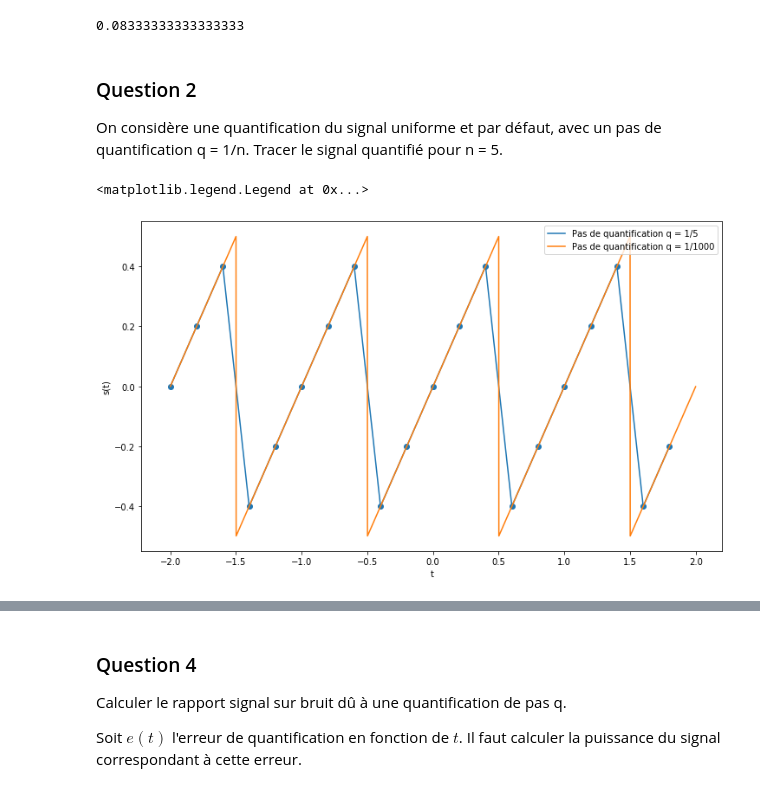
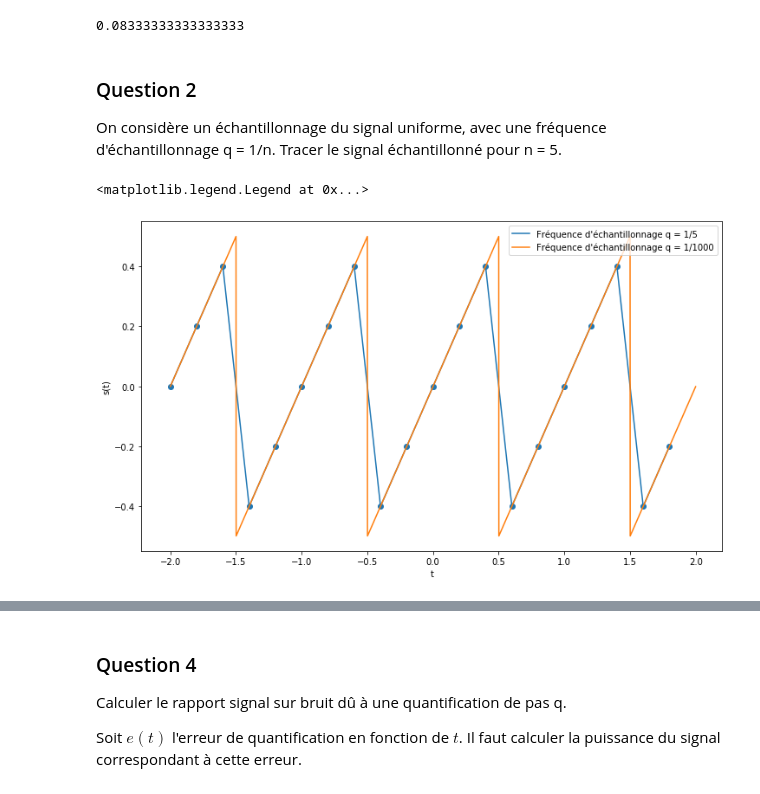
Before and after one commit to hugolmn/p20, a Jupyter notebook: AI06/TD04.ipynb, the cells around one changed output, grey strips where cells are left out. Saved outputs shown, nothing was run; the diff lists cells and outputs as text; code cells hidden in the pictures.

```diff
--- a/AI06/TD04.ipynb
+++ b/AI06/TD04.ipynb
@@ -200,7 +201,7 @@ P1
 0.08333333333333333
 # %% [markdown]
 ### Question 2
-On considère une quantiﬁcation du signal uniforme et par défaut, avec un pas de quantiﬁcation q = 1/n. Tracer le signal quantiﬁé pour n = 5.
+On considère un échantillonnage du signal uniforme, avec une fréquence d'échantillonnage q = 1/n. Tracer le signal échantillonné pour n = 5.
 # %%
 n = 5
 q = 1/n
@@ -213,14 +214,14 @@ t2 = np.arange(-2, 2, q2)
 s_t2 = (t2 + 0.5) % 1 - 0.5
 # %%
 plt.figure(figsize=(12,7))
-plt.plot(t, s_t, label='Pas de quantification q = 1/{}'.format(n))
+plt.plot(t, s_t, label='Fréquence d\'échantillonnage q = 1/{}'.format(n))
 plt.scatter(t, s_t)
-plt.plot(t2, s_t2,label= 'Pas de quantification q = 1/{}'.format(n2))
+plt.plot(t2, s_t2,label= 'Fréquence d\'échantillonnage q = 1/{}'.format(n2))
 plt.xlabel('t')
 plt.ylabel('s(t)')
 plt.legend()
 # %% [output]
 <matplotlib.legend.Legend at 0x...>
-[figure, old version]
+[figure, new version]
 # %% [markdown]
 ### Question 3
```
Also changed, not shown: parts of 7 cells of this notebook.
